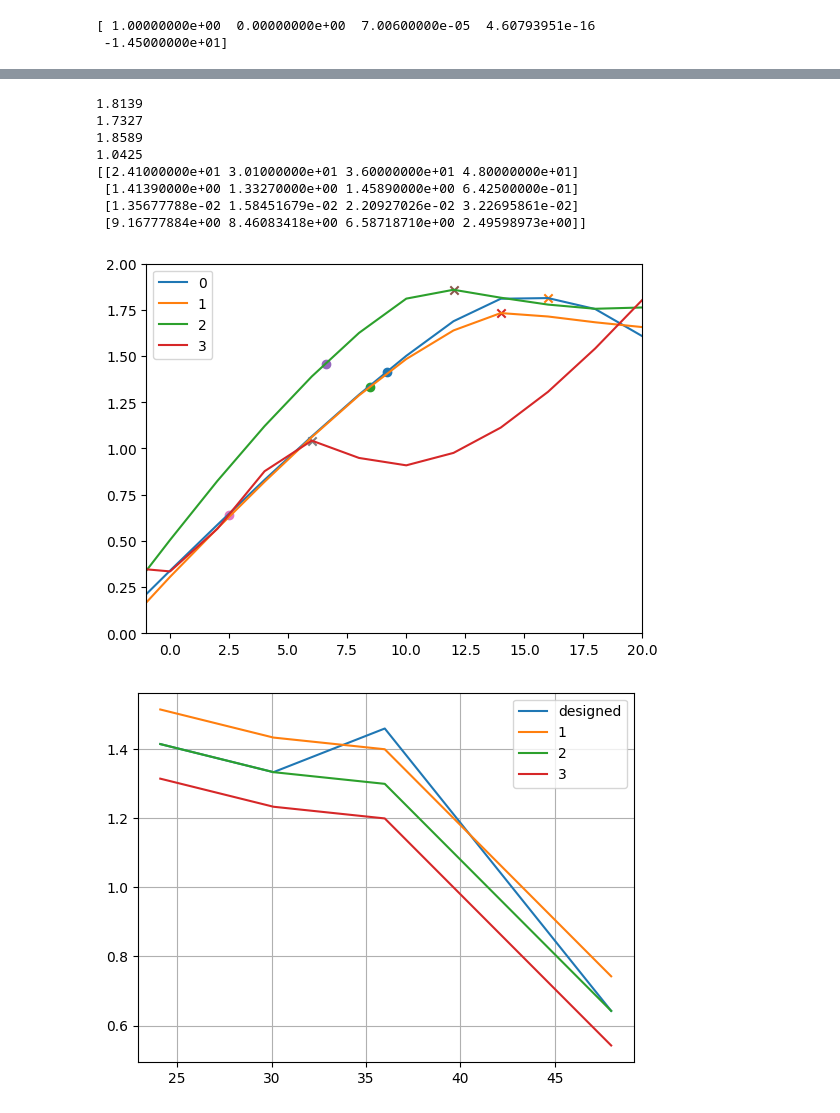
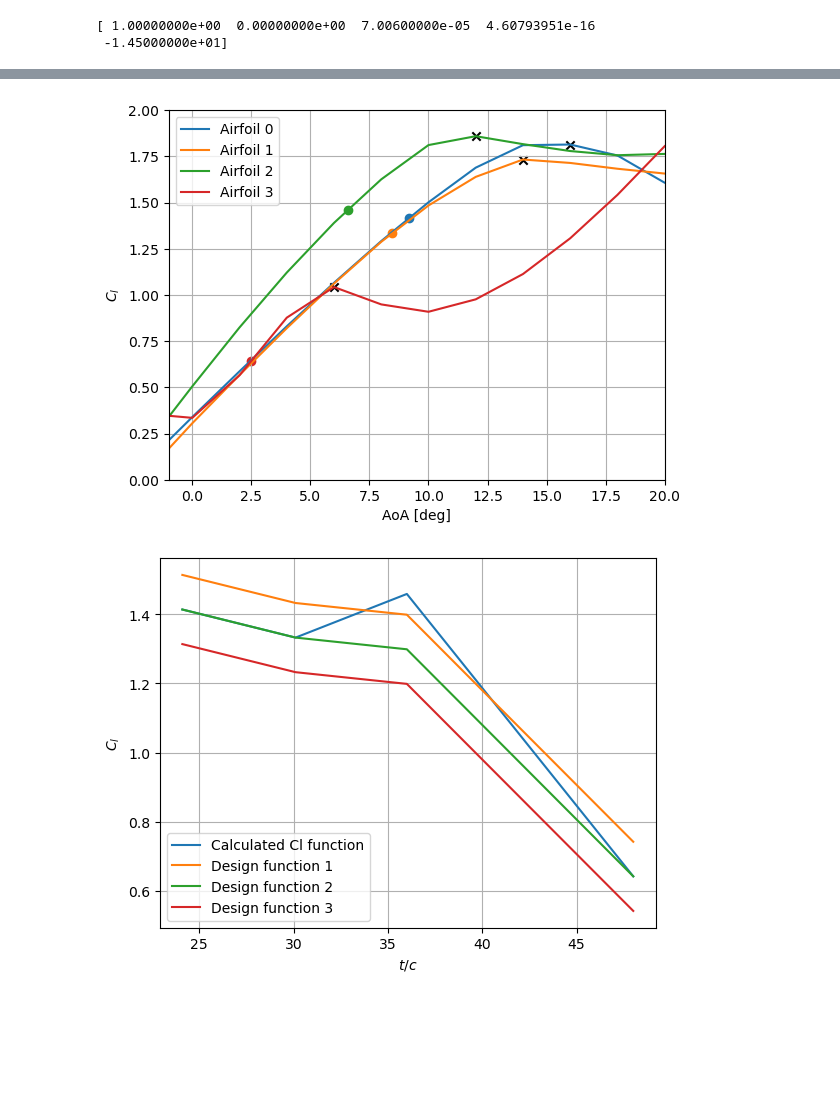
Before and after one commit to nicolaquaia/LAC_final, a Jupyter notebook: assignment_01/assignment1_02.ipynb, the cells around one changed output, grey strips where cells are left out. Saved outputs shown, nothing was run; the diff lists cells and outputs as text; code cells hidden in the pictures; blank space fills up the shorter version.

```diff
--- a/assignment_01/assignment1_02.ipynb
+++ b/assignment_01/assignment1_02.ipynb
@@ -168,56 +131,57 @@ from aero_design_functions import*
 # %%
 """Step 6"""
 """I started working here
 My goal was to use the data that we have from the 10MW pc.dat file for the cl and cd and alpha to determine for each type of blade what what the cl, cd and aoa at the maximum cl/cd
 Then generate a function get_design_functions_10MW() that will take into consideration those values in order to get the cl cd and aoa designed
 and then plot everything using the previous method view in the exercice of week 3
 BUT THE PLOTS ARE A BIT WEIRD please have a look"""
 
 
-#Define a cl plot for the 10MW using the pc.dat
-Data_cl = load_pc("DTU_10MW_RWT_pc.dat") #return a list per blade
-n=len(Data_cl)-2
-des_param=np.zeros((4,n))
-#print(Data_cl)
-arg_0=[63,63,63,58]
+# Define a cl plot for the 10MW using the pc.dat
+Data_cl = load_pc("DTU_10MW_RWT_pc.dat") # return a list per blade
+n = len(Data_cl)-2 # exclude airfoils of 100% and 60% relative thickness
+des_param = np.zeros((4,n)) # relative thickness, cl design, cd design, AoA design
+arg_0 = [63,63,63,58] # indexies of the AoAs before stall
+
 for k in range(n):
-    plt.plot(Data_cl[k]["aoa_deg"],Data_cl[k]["cl"],label=f"{k}")
-    cl_1=np.amax(Data_cl[k]["cl"][50:arg_0[k]])
-    arg_1=np.where(Data_cl[k]["cl"]==cl_1)
-    aoa_1=Data_cl[k]["aoa_deg"][arg_1]
-    cl_des=cl_1-0.4
-    aoa_des=np.interp(cl_des,Data_cl[k]["cl"][50:arg_0[k]],Data_cl[k]["aoa_deg"][50:arg_0[k]])
-    cd_des=np.interp(cl_des,Data_cl[k]["cl"][50:arg_0[k]],Data_cl[k]["cd"][50:arg_0[k]])
-    des_param[:,k]=[Data_cl[k]["tc"],cl_des,cd_des,aoa_des]
-    print(cl_1)
-    plt.scatter(aoa_des,cl_des,marker="o")
-    plt.scatter(aoa_1,cl_1,marker="x")
-print(des_param)
+    cl_max = np.amax(Data_cl[k]["cl"][50:arg_0[k]]) # maximum lift coefficient within the range
+    cl_des=cl_max-0.4
+
+    # finding corresponding AoA
+    arg_max = np.where(Data_cl[k]["cl"] == cl_max)
+    aoa_max = Data_cl[k]["aoa_deg"][arg_max]
+
+    # interpolating to find AoA and Cd of Cl design
+    aoa_des = np.interp(cl_des,Data_cl[k]["cl"][50:arg_0[k]],Data_cl[k]["aoa_deg"][50:arg_0[k]])
+    cd_des = np.interp(cl_des,Data_cl[k]["cl"][50:arg_0[k]],Data_cl[k]["cd"][50:arg_0[k]])
+    des_param[:,k] = [Data_cl[k]["tc"],cl_des,cd_des,aoa_des]
+
+    line, = plt.plot(Data_cl[k]["aoa_deg"],Data_cl[k]["cl"],label=f"Airfoil {k}")
+    plt.scatter(aoa_des,cl_des,marker="o", color = line.get_color())
+    plt.scatter(aoa_max,cl_max,marker="x", color = 'k')
+
 plt.xlim(-1,20)
 plt.ylim(0,2)
+plt.xlabel('AoA [deg]')
+plt.ylabel('$C_l$')
 plt.legend()
+plt.grid()
 plt.show()
 
-plt.plot(des_param[0,:],des_param[1,:], label="designed")
+plt.plot(des_param[0,:],des_param[1,:], label="Calculated Cl function")
 
 for i in range(1,4):
     _, _, _, tc_vals, cl_vals, cd_vals, aoa_vals = get_design_functions(i)
-    plt.plot(tc_vals, cl_vals, label=f"{i}")
+    plt.plot(tc_vals, cl_vals, label=f"Design function {i}")
+    plt.xlabel('${t/c}$')
+    plt.ylabel('$C_l$')
 
 plt.legend()
 plt.grid()
 plt.show()
 # %% [output]
-1.8139
-1.7327
-1.8589
-1.0425
-[[2.41000000e+01 3.01000000e+01 3.60000000e+01 4.80000000e+01]
- [1.41390000e+00 1.33270000e+00 1.45890000e+00 6.42500000e-01]
- [1.35677788e-02 1.58451679e-02 2.20927026e-02 3.22695861e-02]
- [9.16777884e+00 8.46083418e+00 6.58718710e+00 2.49598973e+00]]
-[figure, old version]
+[figure, new version]
-[figure, old version]
+[figure, new version]
 # %%
 """Step 7"""
 
```
Also changed, not shown: parts of 14 cells of this notebook.
